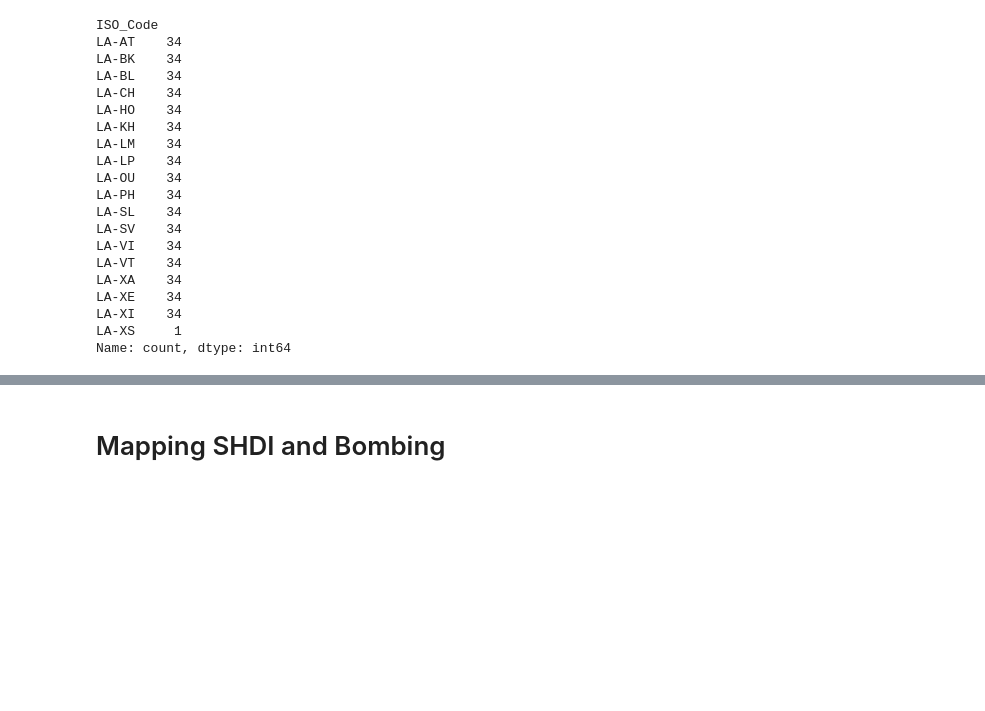
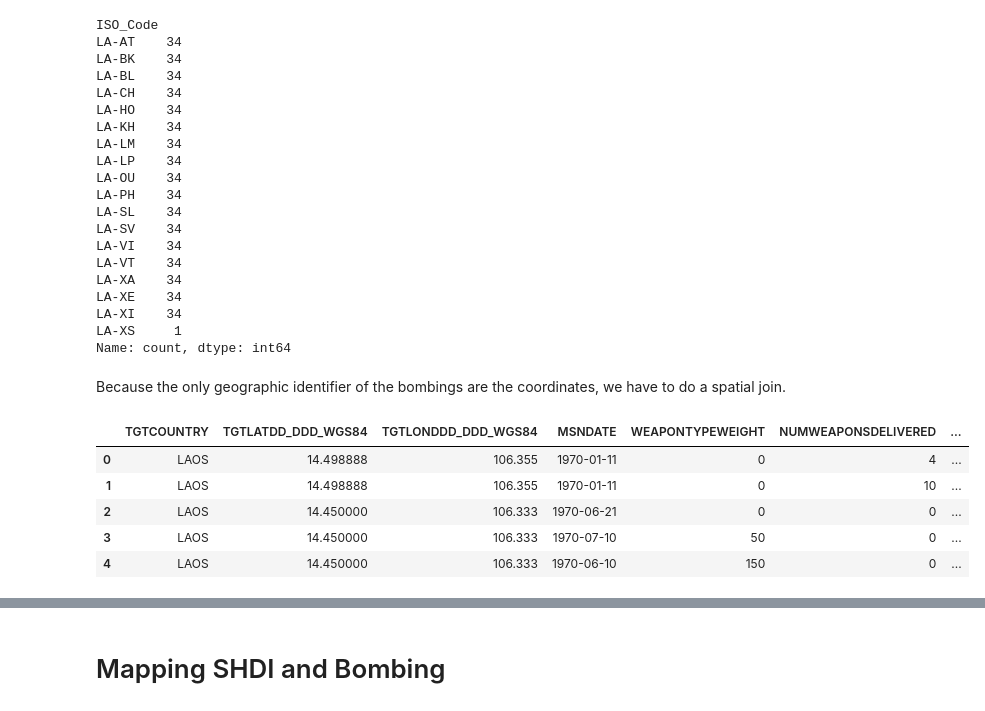
Before and after one commit to SMUREU/data-storytelling-brandon, a Jupyter notebook: notebooks/DataStorytelling.ipynb, the cells around one changed output, grey strips where cells are left out. Saved outputs shown, nothing was run; the diff lists cells and outputs as text; code cells hidden in the pictures; blank space fills up the shorter version.

```diff
--- a/notebooks/DataStorytelling.ipynb
+++ b/notebooks/DataStorytelling.ipynb
@@ -305,6 +73,9 @@ Dropped 38,315 stray points.
+# %%
+# Dropping all observations that do not have latitude and longitude
+BombingDF = BombingDF.dropna(subset=['TGTLATDD_DDD_WGS84', 'TGTLONDDD_DDD_WGS84'])
 # %%
-laos_strikes_gdf = gpd.GeoDataFrame(
-    df_clean_strict,
-    geometry=gpd.points_from_xy(df_clean_strict['TGTLONDDD_DDD_WGS84'], df_clean_strict['TGTLATDD_DDD_WGS84']),
+BombingGDF = gpd.GeoDataFrame(
+    BombingDF,
+    geometry=gpd.points_from_xy(BombingDF['TGTLONDDD_DDD_WGS84'], BombingDF['TGTLATDD_DDD_WGS84']),
     crs="EPSG:4326"
 )
@@ -337,4 +172,6 @@ LA-XE    34
 LA-XI    34
 LA-XS     1
 Name: count, dtype: int64
+# %% [markdown]
+Because the only geographic identifier of the bombings are the coordinates, we have to do a spatial join.
 # %%
@@ -345 +180,10 @@ points_with_provinces = gpd.sjoin(bombing_gdf, gdf_provinces, how='left', predic
+# %%
+ProvincesBombingsMerge.head()
+# %% [output]
+|  | TGTCOUNTRY | TGTLATDD_DDD_WGS84 | TGTLONDDD_DDD_WGS84 | MSNDATE | WEAPONTYPEWEIGHT | NUMWEAPONSDELIVERED | ... |
+| 0 | LAOS | 14.498888 | 106.355 | 1970-01-11 | 0 | 4 | ... |
+| 1 | LAOS | 14.498888 | 106.355 | 1970-01-11 | 0 | 10 | ... |
+| 2 | LAOS | 14.450000 | 106.333 | 1970-06-21 | 0 | 0 | ... |
+| 3 | LAOS | 14.450000 | 106.333 | 1970-07-10 | 50 | 0 | ... |
+| 4 | LAOS | 14.450000 | 106.333 | 1970-06-10 | 150 | 0 | ... |
 # %%
```
Also changed, not shown: parts of 59 cells of this notebook, 7 other files.
